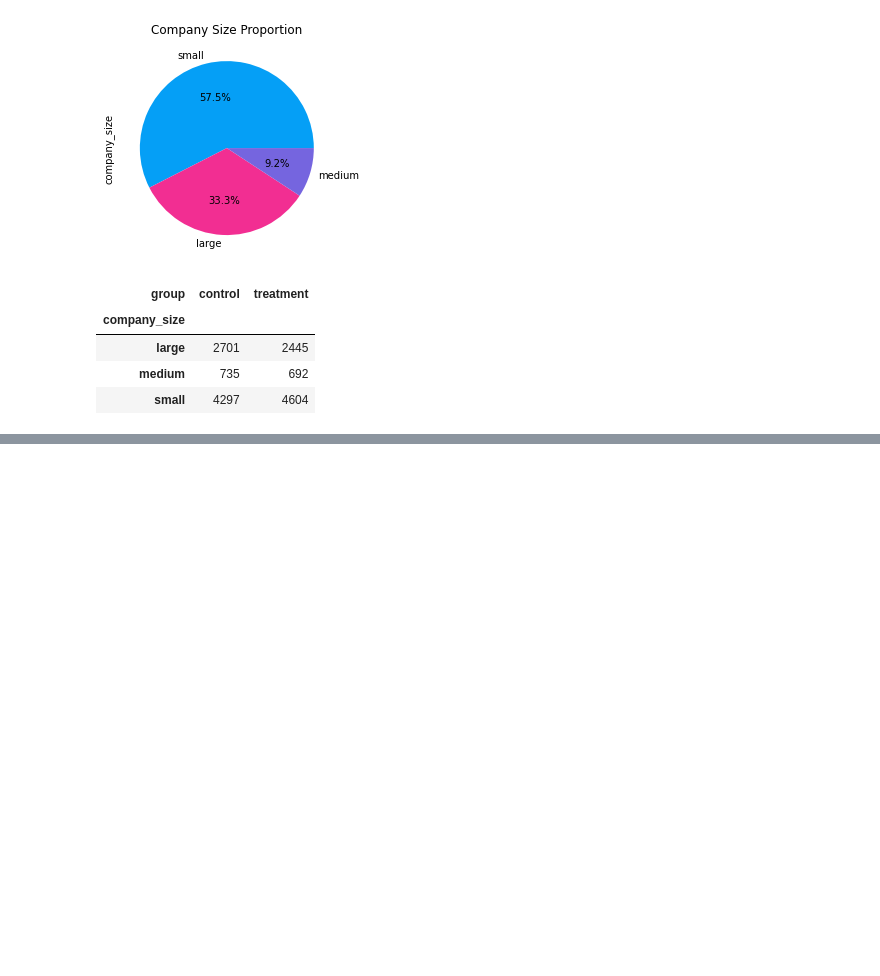
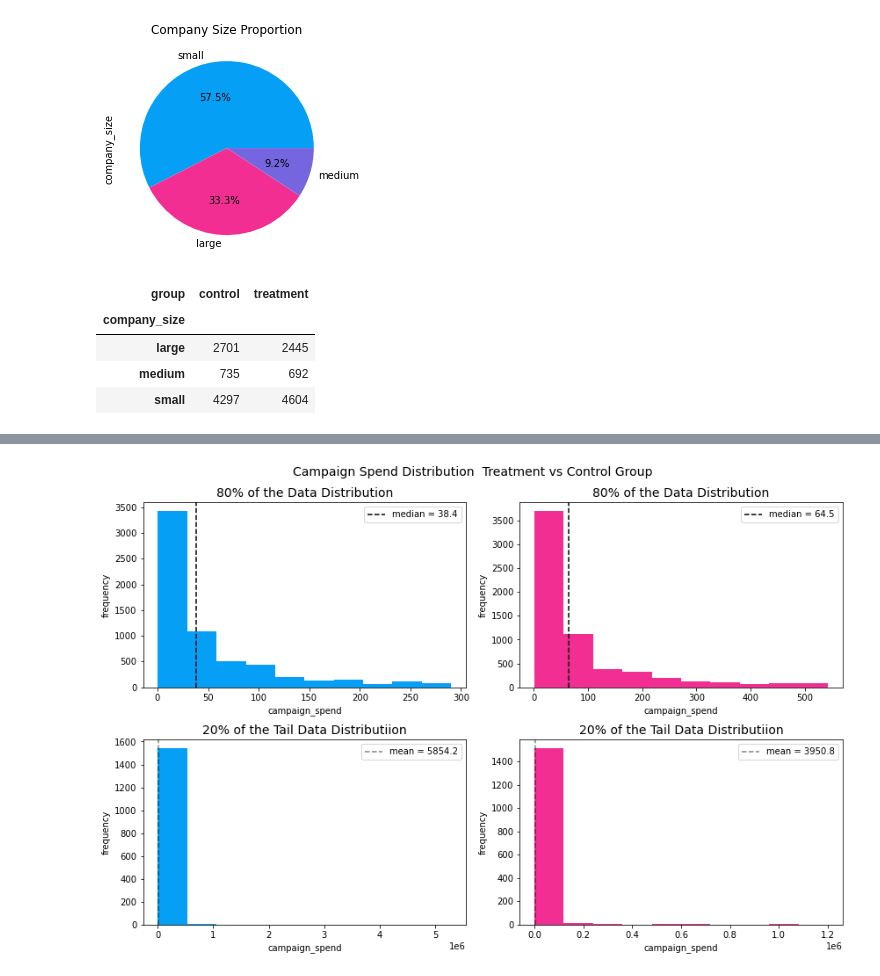
Before and after one commit to MekdiYilma/experiment_analysis, a Jupyter notebook: notebooks/impressions_exp_EDA.ipynb, the cells around one changed output, grey strips where cells are left out. Saved outputs shown, nothing was run; the diff lists cells and outputs as text; code cells hidden in the pictures; blank space fills up the shorter version.

Commit message:
distribution EDA

```diff
--- a/notebooks/impressions_exp_EDA.ipynb
+++ b/notebooks/impressions_exp_EDA.ipynb
@@ -120,0 +254,5 @@ fig, ax =
+# %%
+plot_distribution(experiment, 'campaign_spend', title='Campaign Spend Distribution ',
+                  separation_quantile=0.8)
+# %% [output]
+[figure, added]
```
Also changed, not shown: parts of 13 cells of this notebook, 6 other files.
